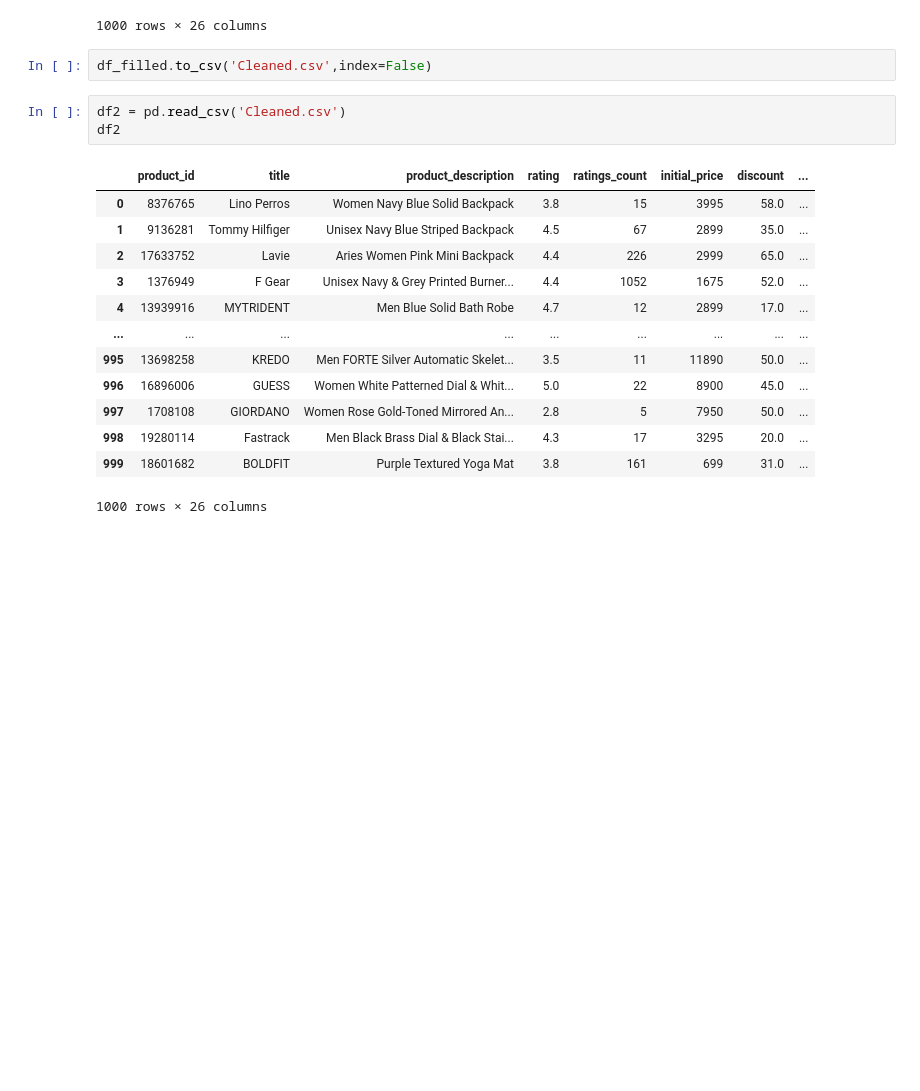
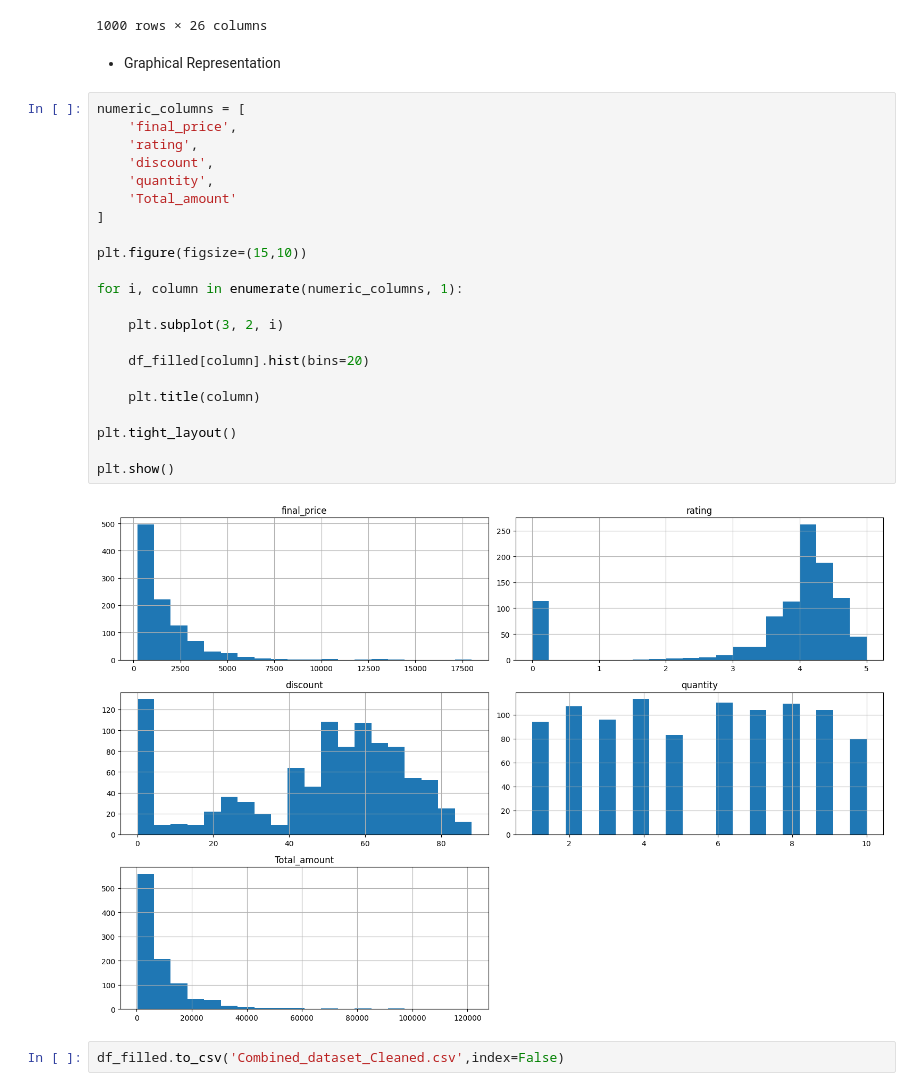
Before and after one commit to sachdevakinshu/Celebal-Assignments, a Jupyter notebook: Week 1 Assignment/Assignment1.ipynb, the cells around one changed output. Saved outputs shown, nothing was run; the diff lists cells and outputs as text; blank space fills up the shorter version.

```diff
--- a/Week 1 Assignment/Assignment1.ipynb
+++ b/Week 1 Assignment/Assignment1.ipynb
@@ -479,25 +455,34 @@ df_filled
 | 998 | 19280114 | Fastrack | Men Black Brass Dial & Black Stai... | 4.3 | 17 | 3295 | 20.0 | ... |
 | 999 | 18601682 | BOLDFIT | Purple Textured Yoga Mat | 3.8 | 161 | 699 | 31.0 | ... |
 1000 rows × 26 columns
+# %% [markdown]
+* Graphical Representation
+# %%
+numeric_columns = [
+    'final_price',
+    'rating',
+    'discount',
+    'quantity',
+    'Total_amount'
+]
+
+plt.figure(figsize=(15,10))
+
+for i, column in enumerate(numeric_columns, 1):
+
+    plt.subplot(3, 2, i)
+
+    df_filled[column].hist(bins=20)
+
+    plt.title(column)
+
+plt.tight_layout()
+
+plt.show()
+# %% [output]
+[figure, added]
 # %%
-df_filled.to_csv('Cleaned.csv',index=False)
+df_filled.to_csv('Combined_dataset_Cleaned.csv',index=False)
-# %%
-df2 = pd.read_csv('Cleaned.csv')
-df2
-# %% [output]
-|  | product_id | title | product_description | rating | ratings_count | initial_price | discount | ... |
-| 0 | 8376765 | Lino Perros | Women Navy Blue Solid Backpack | 3.8 | 15 | 3995 | 58.0 | ... |
-| 1 | 9136281 | Tommy Hilfiger | Unisex Navy Blue Striped Backpack | 4.5 | 67 | 2899 | 35.0 | ... |
-| 2 | 17633752 | Lavie | Aries Women Pink Mini Backpack | 4.4 | 226 | 2999 | 65.0 | ... |
-| 3 | 1376949 | F Gear | Unisex Navy & Grey Printed Burner... | 4.4 | 1052 | 1675 | 52.0 | ... |
-| 4 | 13939916 | MYTRIDENT | Men Blue Solid Bath Robe | 4.7 | 12 | 2899 | 17.0 | ... |
-| ... | ... | ... | ... | ... | ... | ... | ... | ... |
-| 995 | 13698258 | KREDO | Men FORTE Silver Automatic Skelet... | 3.5 | 11 | 11890 | 50.0 | ... |
-| 996 | 16896006 | GUESS | Women White Patterned Dial & Whit... | 5.0 | 22 | 8900 | 45.0 | ... |
-| 997 | 1708108 | GIORDANO | Women Rose Gold-Toned Mirrored An... | 2.8 | 5 | 7950 | 50.0 | ... |
-| 998 | 19280114 | Fastrack | Men Black Brass Dial & Black Stai... | 4.3 | 17 | 3295 | 20.0 | ... |
-| 999 | 18601682 | BOLDFIT | Purple Textured Yoga Mat | 3.8 | 161 | 699 | 31.0 | ... |
-1000 rows × 26 columns
 # %% [markdown]
 ## Summary
 
```
Also changed, not shown: parts of 13 cells of this notebook, 2 other files.
